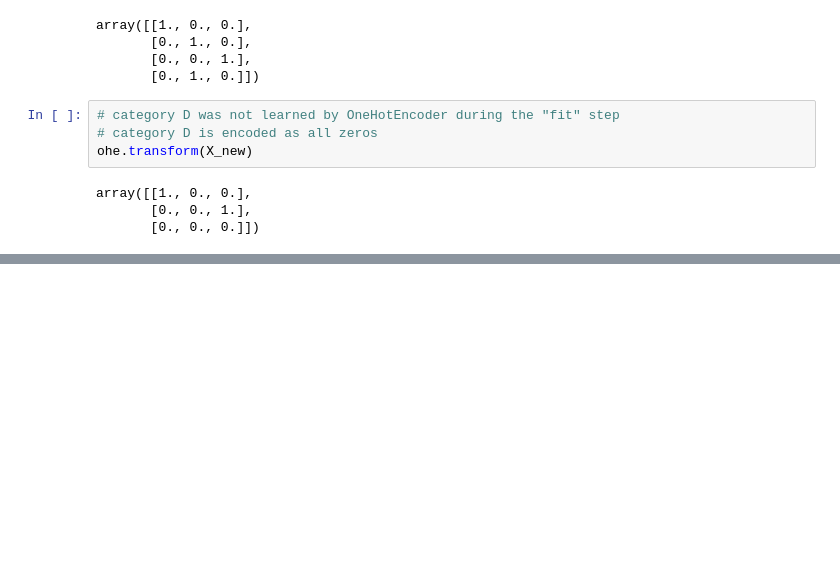
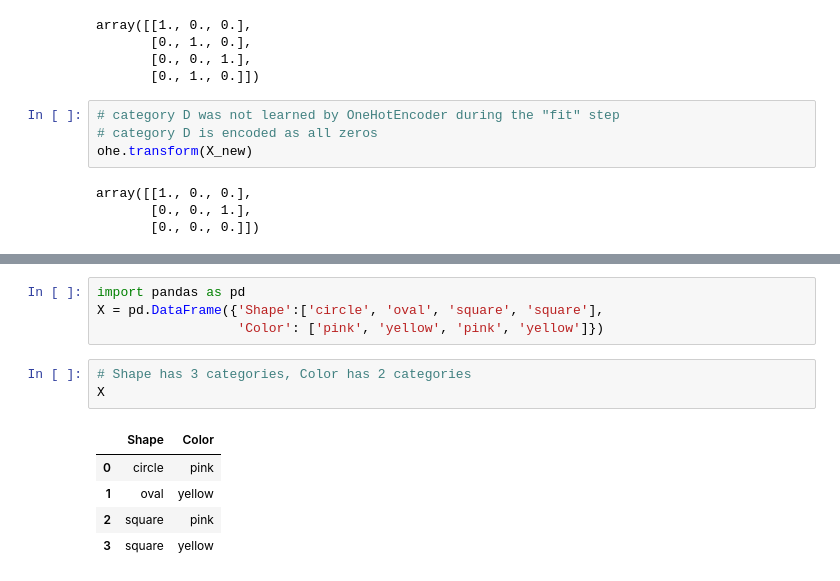
Before and after one commit to tien-le/-50-scikit-learn-tips, a Jupyter notebook: course - 50 scikit-learn tips.ipynb, the cells around one changed output, grey strips where cells are left out. Saved outputs shown, nothing was run; the diff lists cells and outputs as text; blank space fills up the shorter version.

```diff
--- a/course - 50 scikit-learn tips.ipynb
+++ b/course - 50 scikit-learn tips.ipynb
@@ -607,0 +625,13 @@ array([[1., 0., 0.],
+# %%
+import pandas as pd
+X = pd.DataFrame({'Shape':['circle', 'oval', 'square', 'square'],
+                  'Color': ['pink', 'yellow', 'pink', 'yellow']})
+# %%
+# Shape has 3 categories, Color has 2 categories
+X
+# %% [output]
+|  | Shape | Color |
+| 0 | circle | pink |
+| 1 | oval | yellow |
+| 2 | square | pink |
+| 3 | square | yellow |
```
Also changed, not shown: parts of 26 cells of this notebook, 2 other files.
